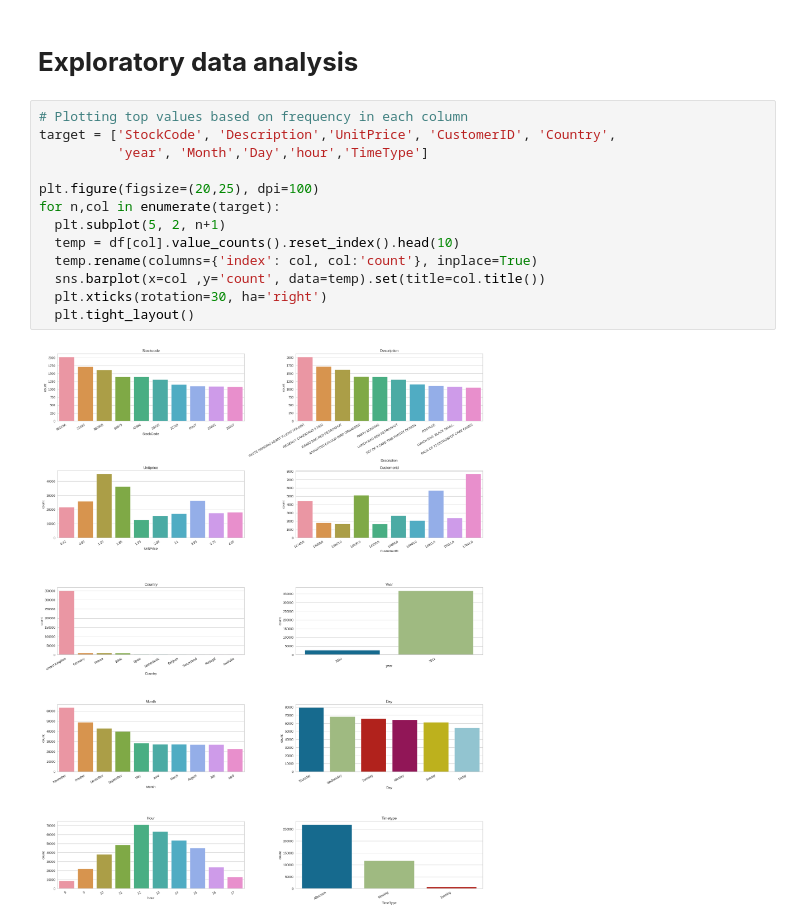
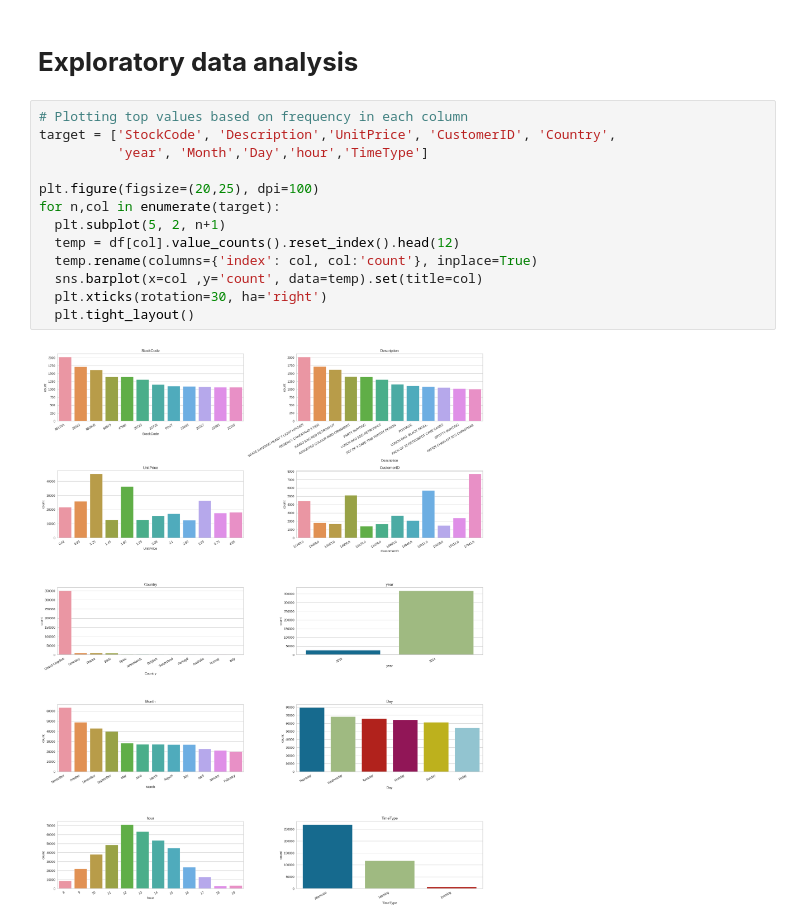
Before and after one commit to FarazAhmad2/Customer-Segmentation, a Jupyter notebook: Online_Retail_Customer_Segmentation_Capstone_Project.ipynb, the cells around one changed output. Saved outputs shown, nothing was run; the diff lists cells and outputs as text.

```diff
--- a/Online_Retail_Customer_Segmentation_Capstone_Project.ipynb
+++ b/Online_Retail_Customer_Segmentation_Capstone_Project.ipynb
@@ -204,15 +204,15 @@ df = df[~df['InvoiceNo'].str.contains('C')]
 # %%
 # Plotting top values based on frequency in each column
 target = ['StockCode', 'Description','UnitPrice', 'CustomerID', 'Country',
           'year', 'Month','Day','hour','TimeType']
 
 plt.figure(figsize=(20,25), dpi=100)
 for n,col in enumerate(target):
   plt.subplot(5, 2, n+1)
-  temp = df[col].value_counts().reset_index().head(10)
+  temp = df[col].value_counts().reset_index().head(12)
   temp.rename(columns={'index': col, col:'count'}, inplace=True)
-  sns.barplot(x=col ,y='count', data=temp).set(title=col.title())
+  sns.barplot(x=col ,y='count', data=temp).set(title=col)
   plt.xticks(rotation=30, ha='right')
   plt.tight_layout()
 # %% [output]
-[figure, old version]
+[figure, new version]
```
Also changed, not shown: parts of 17 cells of this notebook.
